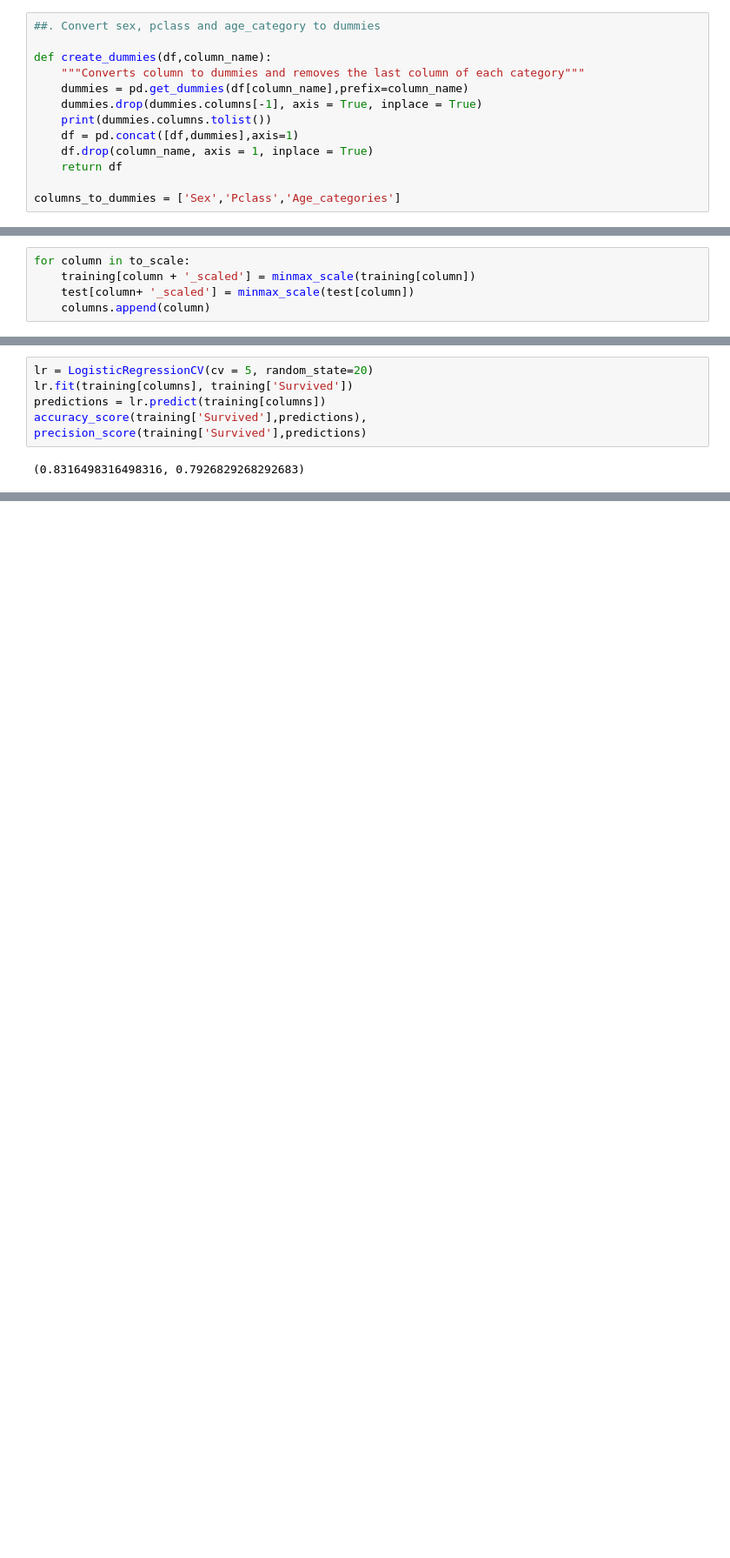
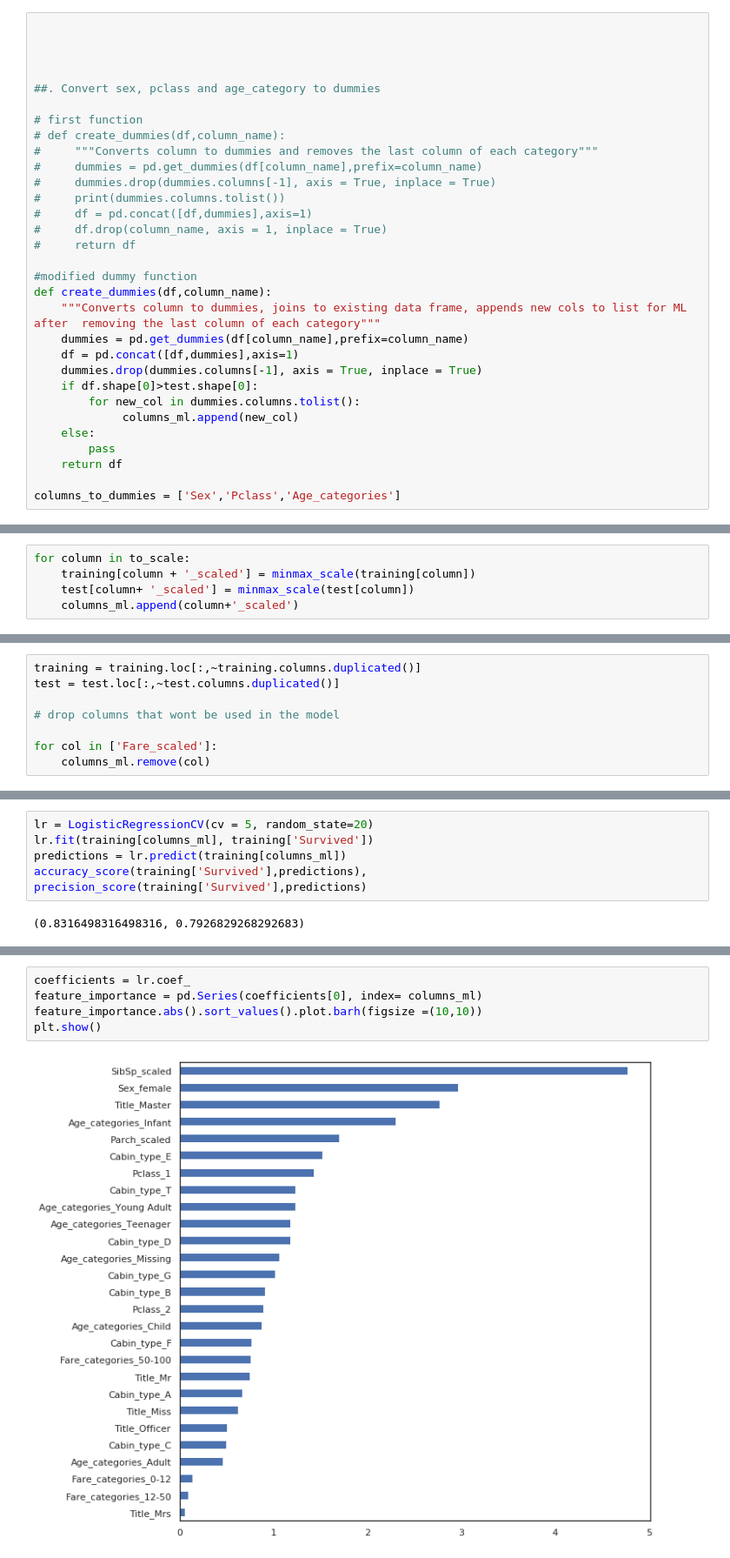
Before and after one commit to kobetryz/ML_projects-, a Jupyter notebook: Titanic survival prediction/Titanic predictions.ipynb, the cells around one changed output, grey strips where cells are left out. Shown at 87% size. Saved outputs shown, nothing was run; the diff lists cells and outputs as text; blank space fills up the shorter version.

Commit message:
model tuning/selection

```diff
--- a/Titanic survival prediction/Titanic predictions.ipynb
+++ b/Titanic survival prediction/Titanic predictions.ipynb
@@ -160,13 +168,31 @@ plt.show()
 # %%
+
+
+
+
 ##. Convert sex, pclass and age_category to dummies
 
+# first function
+# def create_dummies(df,column_name):
+#     """Converts column to dummies and removes the last column of each category"""
+#     dummies = pd.get_dummies(df[column_name],prefix=column_name)
+#     dummies.drop(dummies.columns[-1], axis = True, inplace = True)
+#     print(dummies.columns.tolist())
+#     df = pd.concat([df,dummies],axis=1)
+#     df.drop(column_name, axis = 1, inplace = True)
+#     return df
+
+#modified dummy function
 def create_dummies(df,column_name):
-    """Converts column to dummies and removes the last column of each category"""
+    """Converts column to dummies, joins to existing data frame, appends new cols to list for ML after  removing the last column of each category"""
     dummies = pd.get_dummies(df[column_name],prefix=column_name)
+    df = pd.concat([df,dummies],axis=1)
     dummies.drop(dummies.columns[-1], axis = True, inplace = True)
-    print(dummies.columns.tolist())
-    df = pd.concat([df,dummies],axis=1)
-    df.drop(column_name, axis = 1, inplace = True)
+    if df.shape[0]>test.shape[0]:
+        for new_col in dummies.columns.tolist():
+             columns_ml.append(new_col)
+    else:
+        pass
     return df
 
 columns_to_dummies = ['Sex','Pclass','Age_categories']
@@ -248,7 +271,7 @@ to_scale = ['SibSp', 'Parch', 'Fare']
 for column in to_scale:
     training[column + '_scaled'] = minmax_scale(training[column])
     test[column+ '_scaled'] = minmax_scale(test[column])
-    columns.append(column)
+    columns_ml.append(column+'_scaled')
 # %%
 training.columns
 # %% [output]
@@ -461,3 +412,11 @@ dtype: int64
+# %%
+training = training.loc[:,~training.columns.duplicated()]
+test = test.loc[:,~test.columns.duplicated()]
+
+# drop columns that wont be used in the model
+
+for col in ['Fare_scaled']:
+    columns_ml.remove(col)
 # %%
 def plot_correlation_heatmap(df):
     corr = df.corr()
@@ -481,7 +441,7 @@ TypeError: object of type <class 'float'> cannot be safely interpreted as an int
 # %%
 lr = LogisticRegressionCV(cv = 5, random_state=20)
-lr.fit(training[columns], training['Survived'])
-predictions = lr.predict(training[columns])
+lr.fit(training[columns_ml], training['Survived'])
+predictions = lr.predict(training[columns_ml])
 accuracy_score(training['Survived'],predictions), precision_score(training['Survived'],predictions)
 # %% [output]
 (0.8316498316498316, 0.7926829268292683)
@@ -487,0 +450,7 @@ accuracy_score(training['Survived'],predictions), precision_score(training['Surv
+# %%
+coefficients = lr.coef_
+feature_importance = pd.Series(coefficients[0], index= columns_ml)
+feature_importance.abs().sort_values().plot.barh(figsize =(10,10))
+plt.show()
+# %% [output]
+[figure, added]
```
Also changed, not shown: parts of 42 cells of this notebook.
